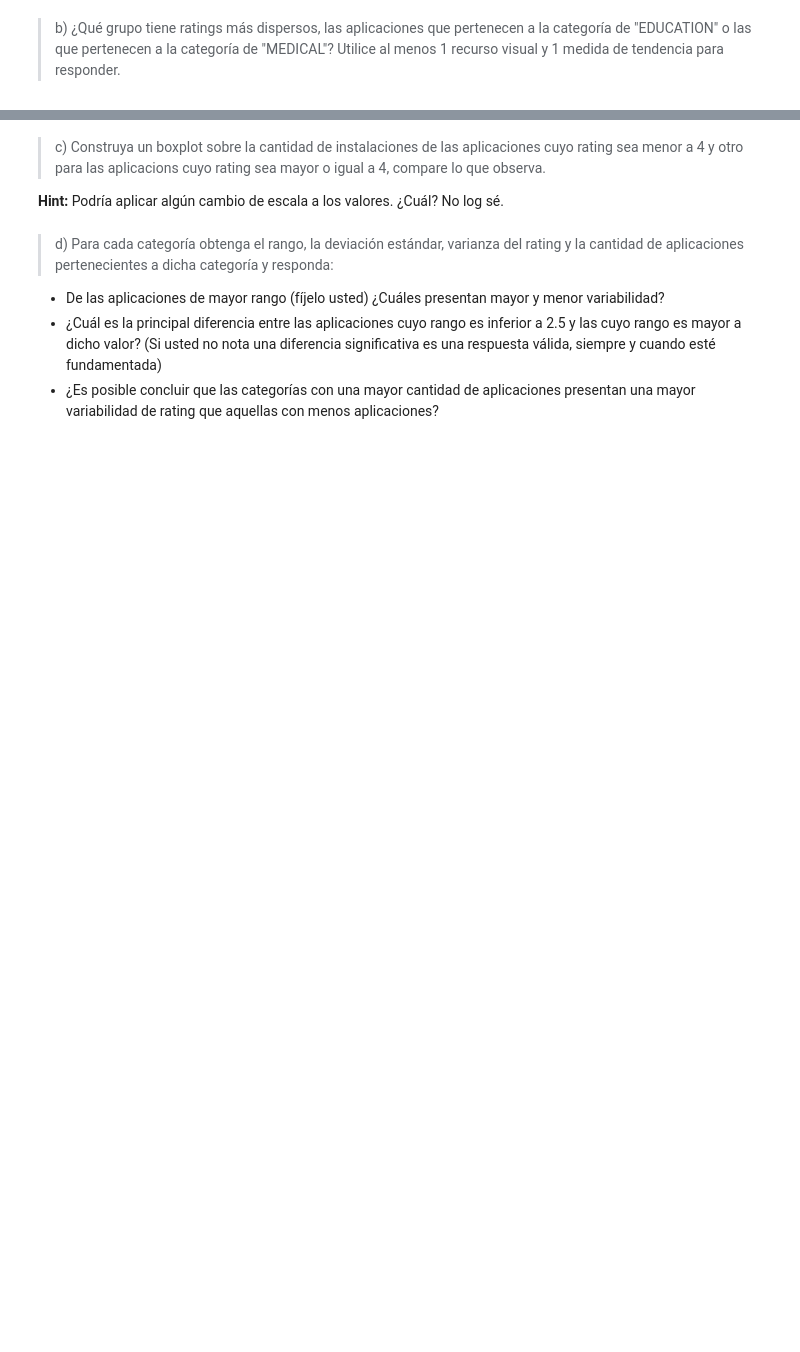
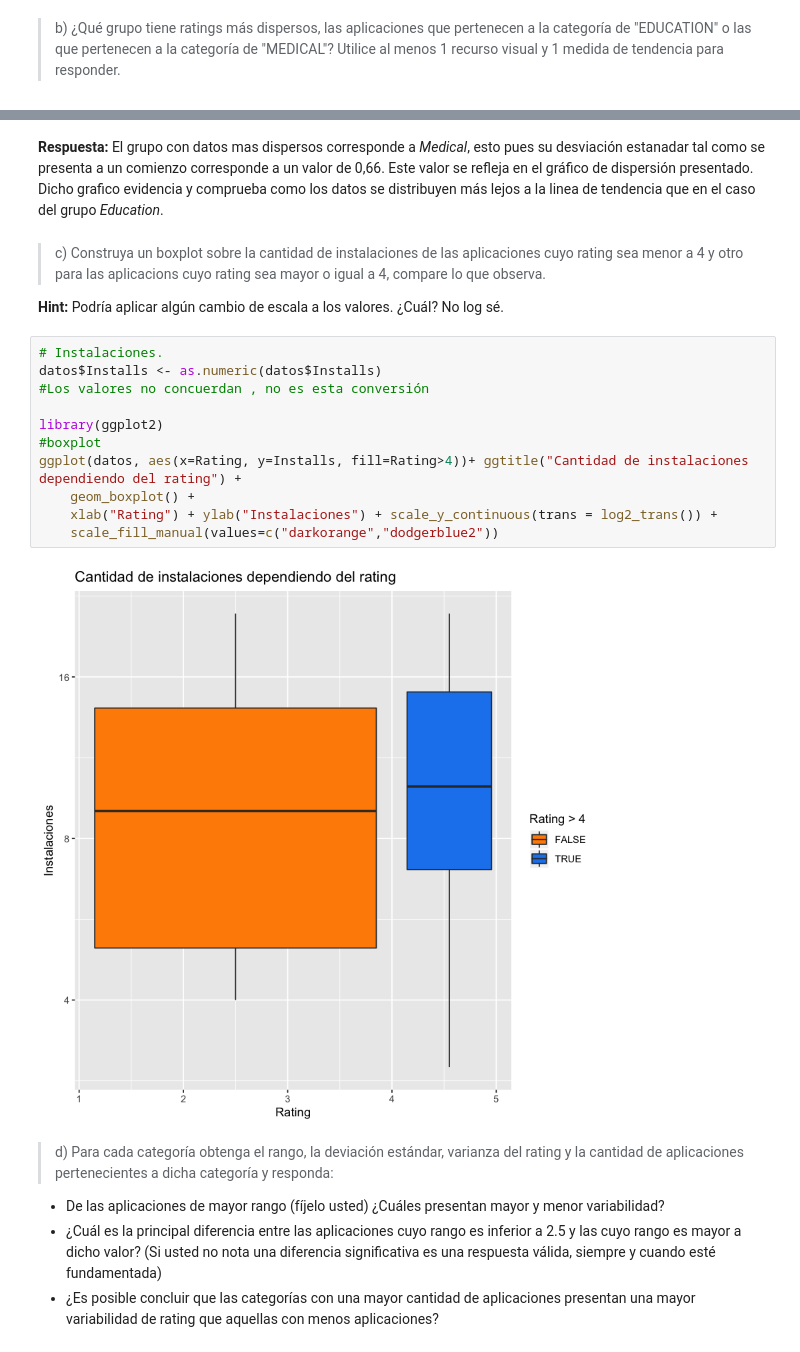
Before and after one commit to jpjorquera/Lab1-Estaca, a Jupyter notebook: Laboratorio 1.ipynb, the cells around one changed output, grey strips where cells are left out. Cells and saved outputs as stored; diff of their text form; blank space fills up the shorter version.

```diff
--- a/Laboratorio 1.ipynb
+++ b/Laboratorio 1.ipynb
@@ -103,7 +140,22 @@ El archivo a utilizar es "googleplaystore.csv" y para información extra puede r
+# %% [markdown]
+**Respuesta:** El grupo con datos mas dispersos corresponde a *Medical*, esto pues su desviación estanadar tal como se presenta a un comienzo corresponde a un valor de 0,66. Este valor se refleja en el gráfico de dispersión presentado. Dicho grafico evidencia y comprueba como los datos se distribuyen más lejos a la linea de tendencia que en el caso del grupo *Education*.
 # %% [markdown]
 >c) Construya un boxplot sobre la cantidad de instalaciones de las aplicaciones cuyo rating sea menor a 4 y otro para las aplicacions cuyo rating sea mayor o igual a 4, compare lo que observa.
 
 **Hint:** Podría aplicar algún cambio de escala a los valores. ¿Cuál? No log sé.
+# %%
+# Instalaciones.
+datos$Installs <- as.numeric(datos$Installs)
+#Los valores no concuerdan , no es esta conversión
+
+library(ggplot2)
+#boxplot
+ggplot(datos, aes(x=Rating, y=Installs, fill=Rating>4))+ ggtitle("Cantidad de instalaciones dependiendo del rating") +
+    geom_boxplot() +
+    xlab("Rating") + ylab("Instalaciones") + scale_y_continuous(trans = log2_trans()) +
+    scale_fill_manual(values=c("darkorange","dodgerblue2"))
+# %% [output]
+[figure, added]
 # %% [markdown]
 >d) Para cada categoría obtenga el rango, la deviación estándar, varianza del rating y la cantidad de aplicaciones pertenecientes a dicha categoría y responda:
 
```
Also changed, not shown: parts of 19 cells of this notebook.
